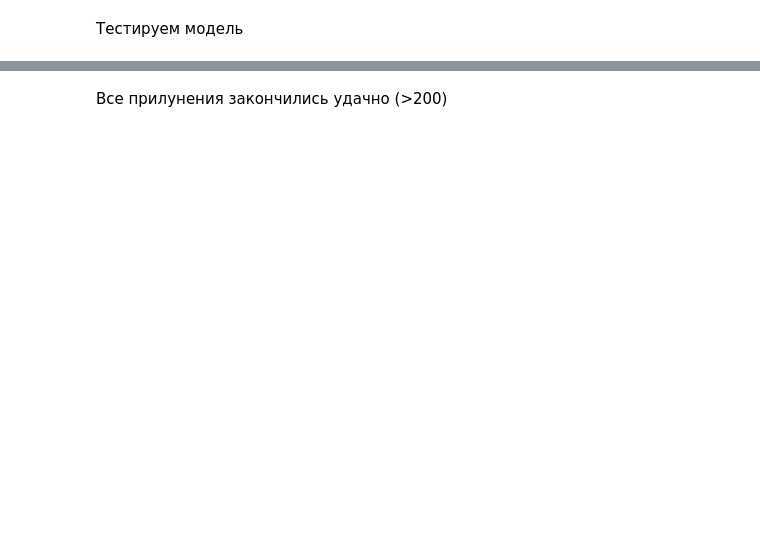
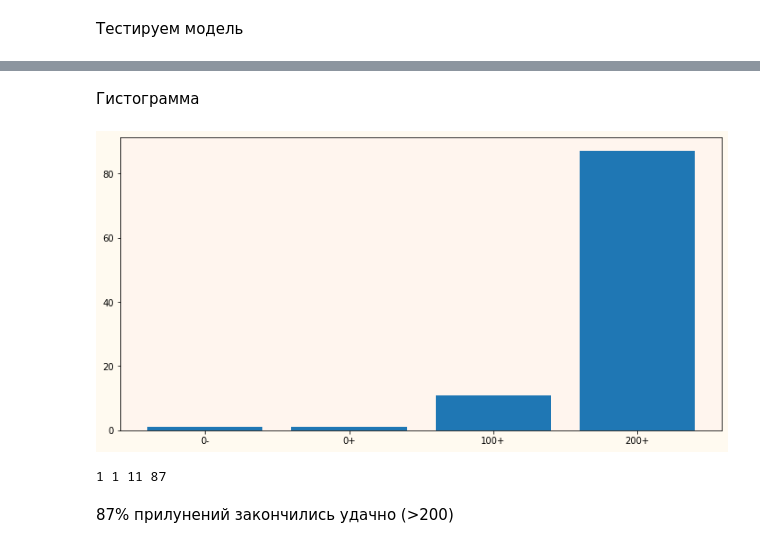
Before and after one commit to obi-1-konobe/ML_reinforcement_learning_lunar_lander, a Jupyter notebook: RL_lunar_lander.ipynb, the cells around one changed output, grey strips where cells are left out. Saved outputs shown, nothing was run; the diff lists cells and outputs as text; code cells hidden in the pictures; blank space fills up the shorter version.

```diff
--- a/RL_lunar_lander.ipynb
+++ b/RL_lunar_lander.ipynb
@@ -192,2 +199,27 @@ plt.plot(test_score)
+# %% [markdown]
+Гистограмма
+# %%
+a = len([x for x in test_score if x < 0])
+b = len([x for x in test_score if 0 <= x < 100])
+c = len([x for x in test_score if 100 <= x < 200])
+d = len([x for x in test_score if x > 200])
+# %%
+x = ['0-', '0+', '100+', '200+']
+y = [a, b, c, d]
+
+fig, ax = plt.subplots()
+
+ax.bar(x, y)
+
+ax.set_facecolor('seashell')
+fig.set_facecolor('floralwhite')
+fig.set_figwidth(12)
+fig.set_figheight(6)
+
+plt.show()
+print(a, b, c, d)
+# %% [output]
+[figure, added]
+1 1 11 87
 # %% [markdown]
-Все прилунения закончились удачно (>200)
+87% прилунений закончились удачно (>200)
```
Also changed, not shown: parts of 7 cells of this notebook, 1 other file.
